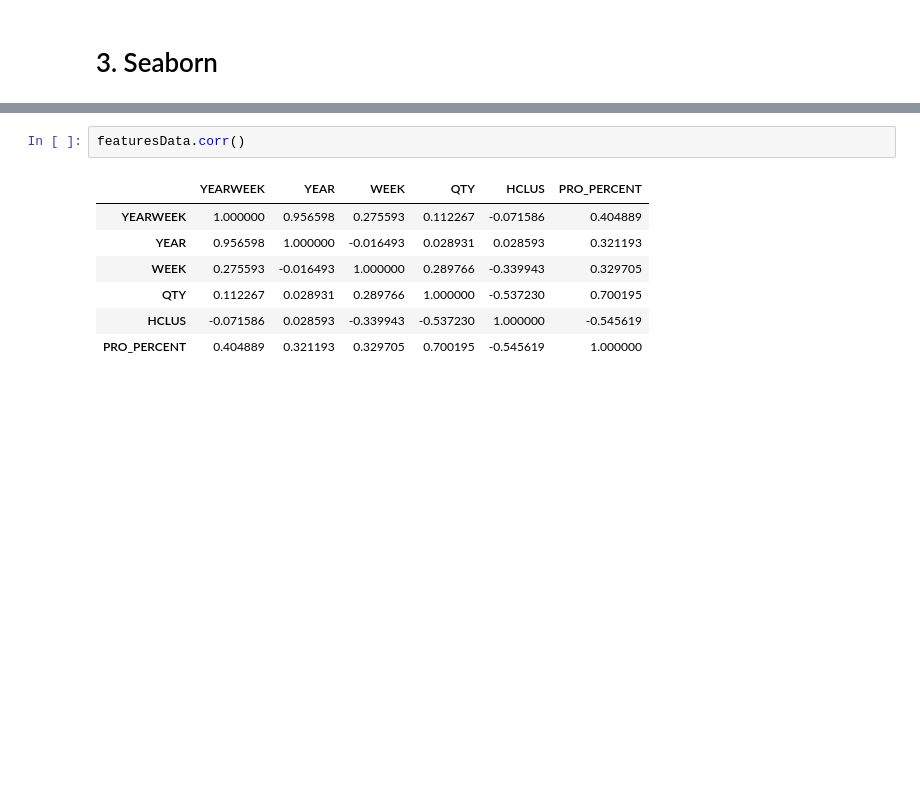
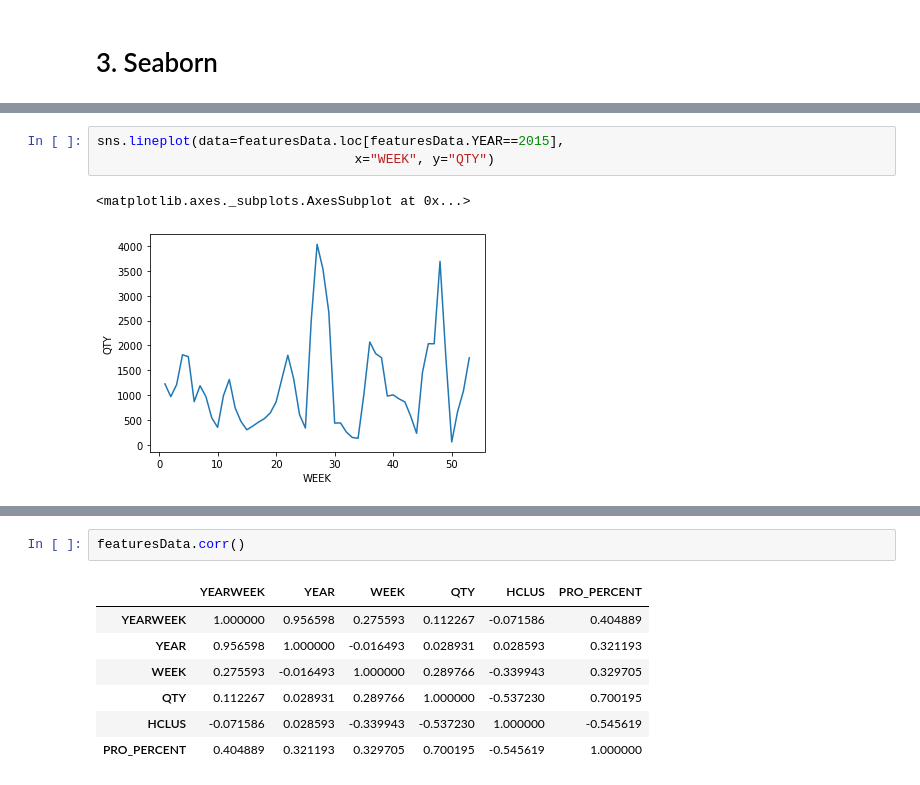
Before and after one commit to hyokwan/python-lecture, a Jupyter notebook: Session06 - 파이썬 라이브러리 활용/1. 시각화 라이브러리.ipynb, the cells around one changed output, grey strips where cells are left out. Drawn from its saved outputs; the diff is of its cells as text; blank space fills up the shorter version.

```diff
--- a/Session06 - 파이썬 라이브러리 활용/1. 시각화 라이브러리.ipynb
+++ b/Session06 - 파이썬 라이브러리 활용/1. 시각화 라이브러리.ipynb
@@ -915,0 +422,6 @@ sns.lineplot(data=featuresData.loc[featuresData.YEAR==2015],\
+# %%
+sns.lineplot(data=featuresData.loc[featuresData.YEAR==2015],
+                                 x="WEEK", y="QTY")
+# %% [output]
+<matplotlib.axes._subplots.AxesSubplot at 0x...>
+[figure, added]
```
Also changed, not shown: parts of 138 cells of this notebook.
